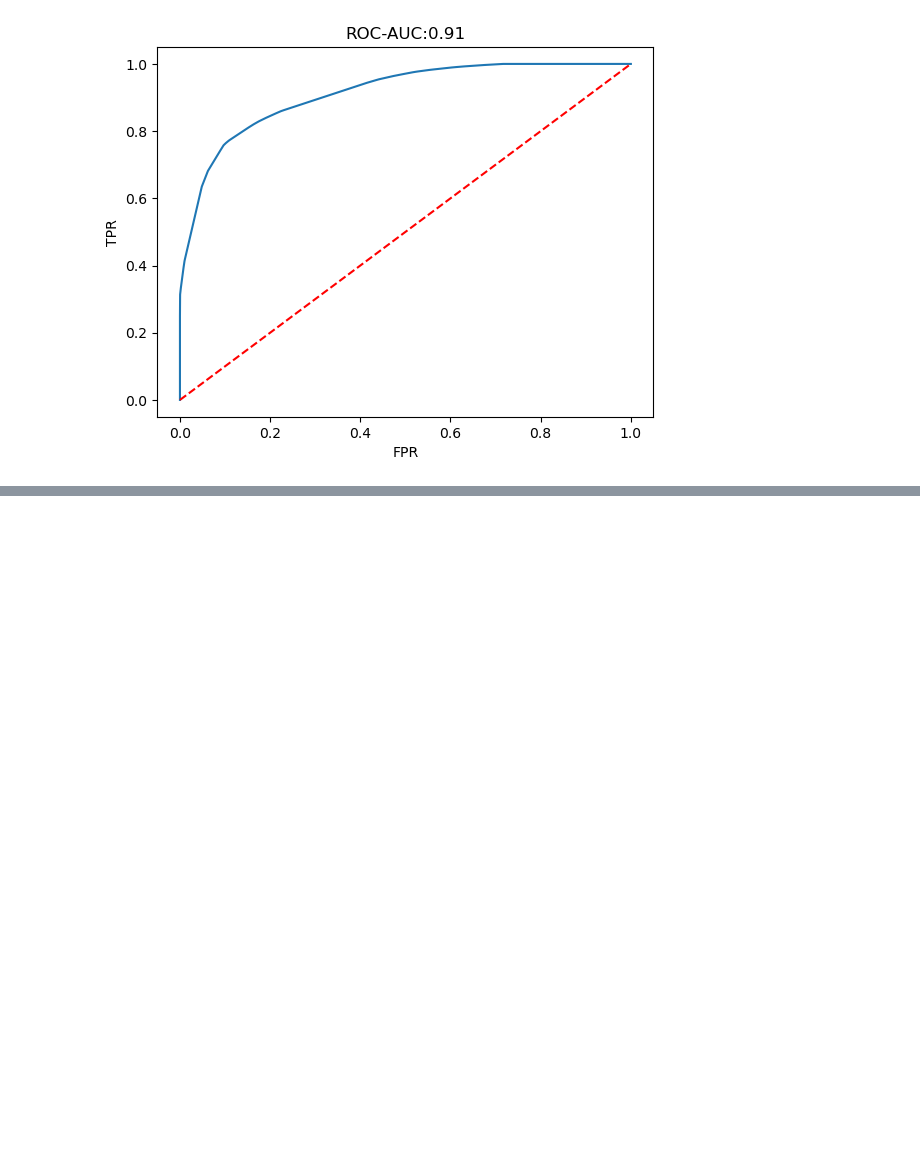
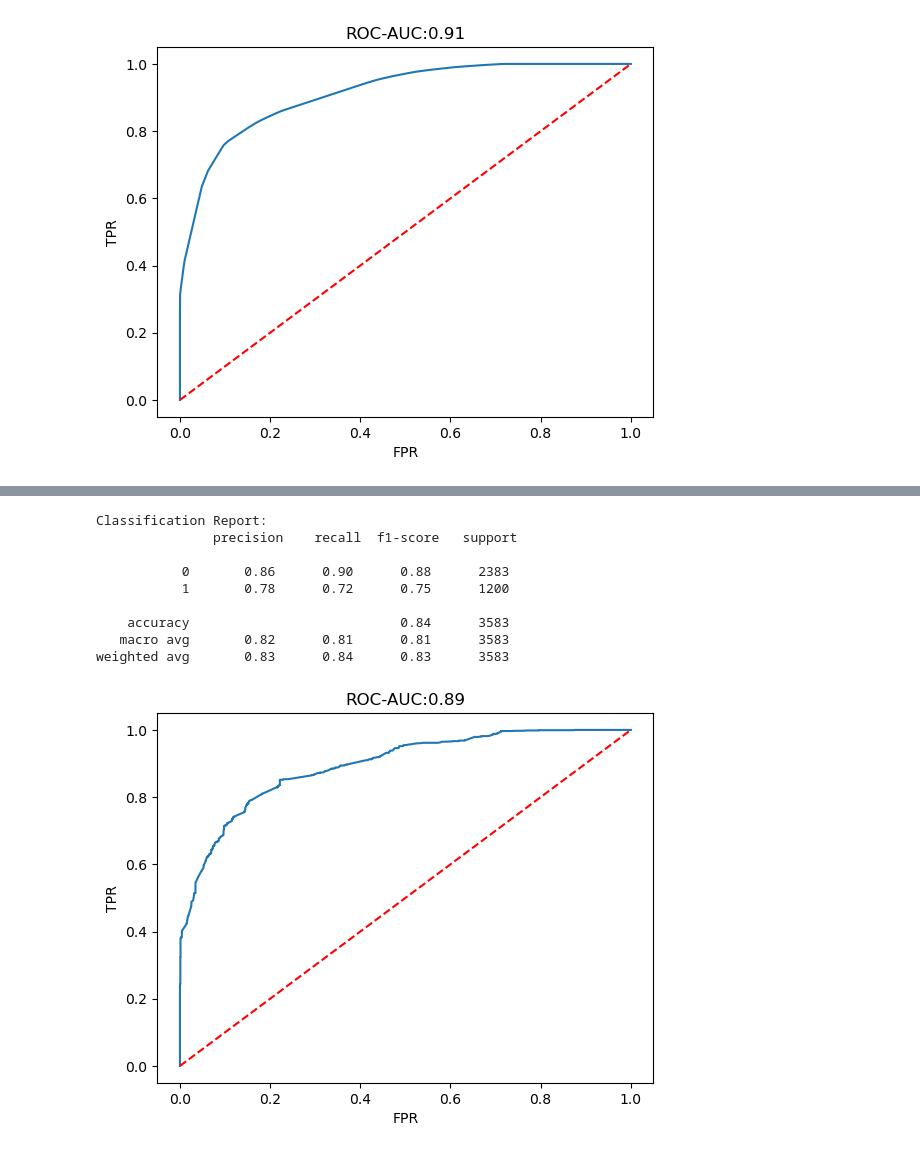
Before and after one commit to NaveenKumar2538/Hotel_cancellation_casestudy, a Jupyter notebook: Hotel Cancellation Case Study JUN 25.ipynb, the cells around one changed output, grey strips where cells are left out. Cells and saved outputs as stored; diff of their text form; code cells hidden in the pictures; blank space fills up the shorter version.

```diff
--- a/Hotel Cancellation Case Study JUN 25.ipynb
+++ b/Hotel Cancellation Case Study JUN 25.ipynb
@@ -736,0 +733,3 @@ from
+# %%
+model_vote = VotingClassifier(estimators=[('DECISION TREE',model_dt),('XG BOOSt',model_XGB)],voting='soft')
+model_vote.fit(x_train,y_train)
@@ -741,0 +757,13 @@ ypred_vote_h = (ypred_vote_s>=0.4).astype(int)
+# %%
+model_scores(ypred_vote_h,ypred_vote_s)
+# %% [output]
+Classification Report:
+               precision    recall  f1-score   support
+
+           0       0.86      0.90      0.88      2383
+           1       0.78      0.72      0.75      1200
+
+    accuracy                           0.84      3583
+   macro avg       0.82      0.81      0.81      3583
+weighted avg       0.83      0.84      0.83      3583
+[figure, added]
```
Also changed, not shown: parts of 25 cells of this notebook, 1 other file.
